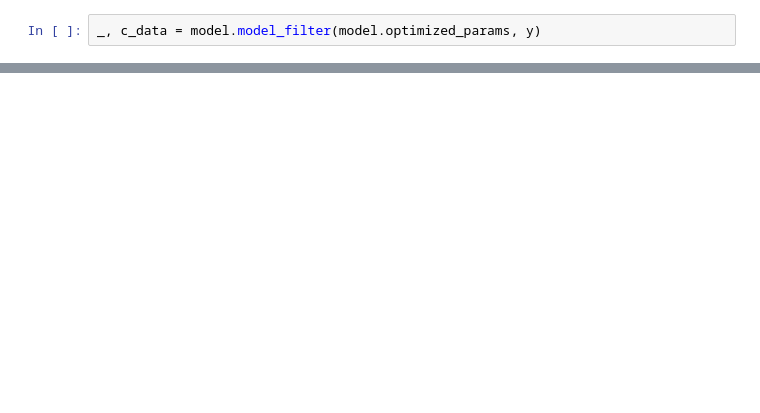
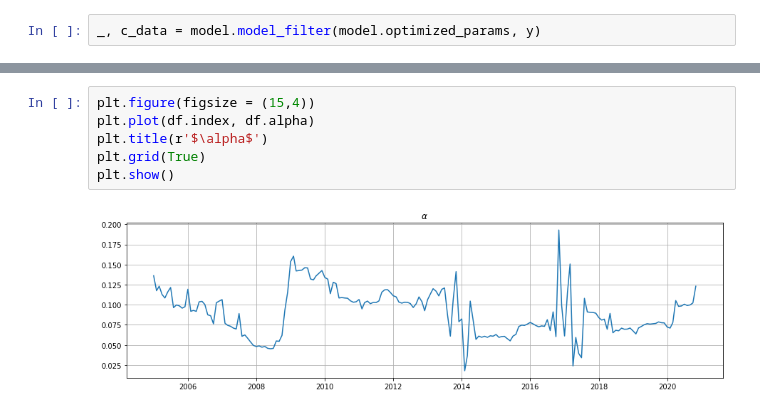
Before and after one commit to NemesiP/volatility-forecasting, a Jupyter notebook: Examples/Panel_GARCH_vs_Panel_GARCH_CSA.ipynb, the cells around one changed output, grey strips where cells are left out. Drawn from its saved outputs; the diff is of its cells as text; blank space fills up the shorter version.

```diff
--- a/Examples/Panel_GARCH_vs_Panel_GARCH_CSA.ipynb
+++ b/Examples/Panel_GARCH_vs_Panel_GARCH_CSA.ipynb
@@ -218,0 +252,8 @@ plt.show()
+# %%
+plt.figure(figsize = (15,4))
+plt.plot(df.index, df.alpha)
+plt.title(r'$\alpha$')
+plt.grid(True)
+plt.show()
+# %% [output]
+[figure, added]
```
Also changed, not shown: parts of 17 cells of this notebook.
